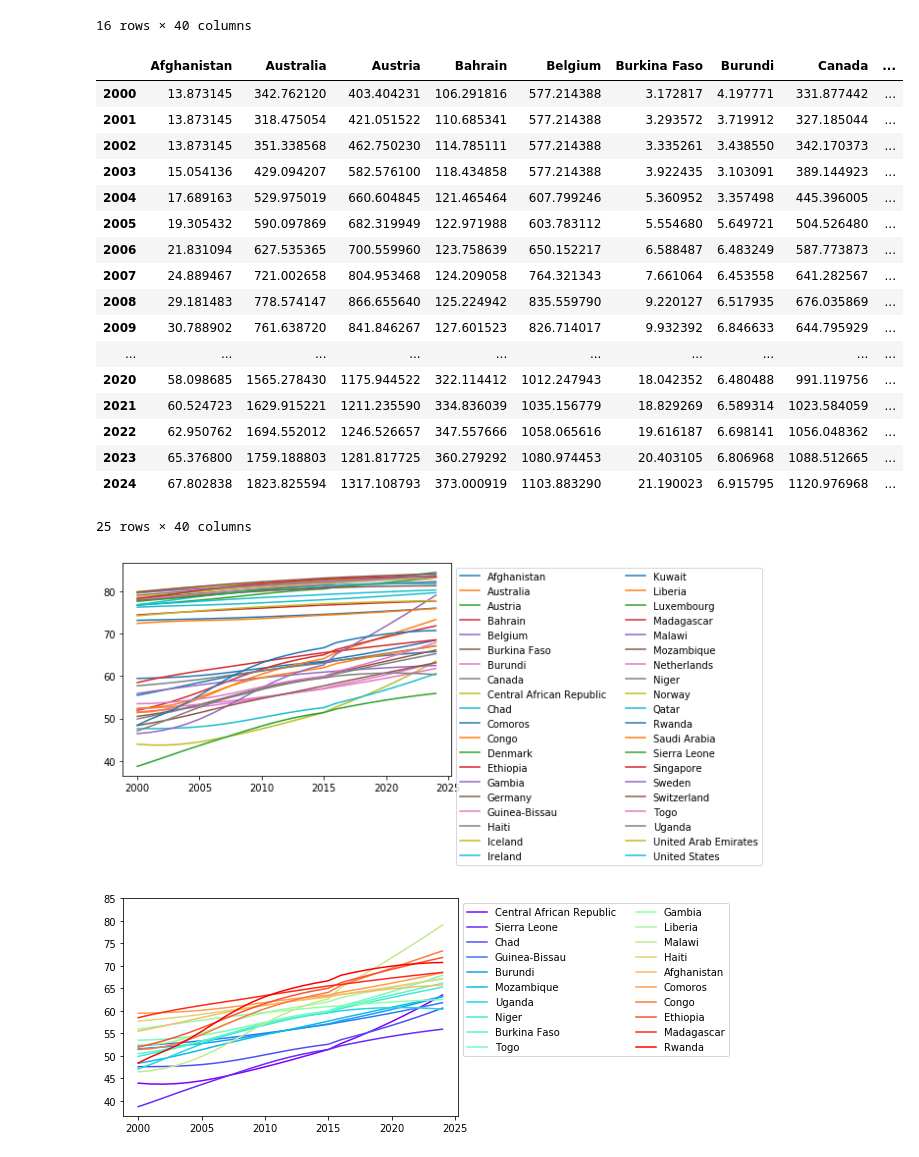
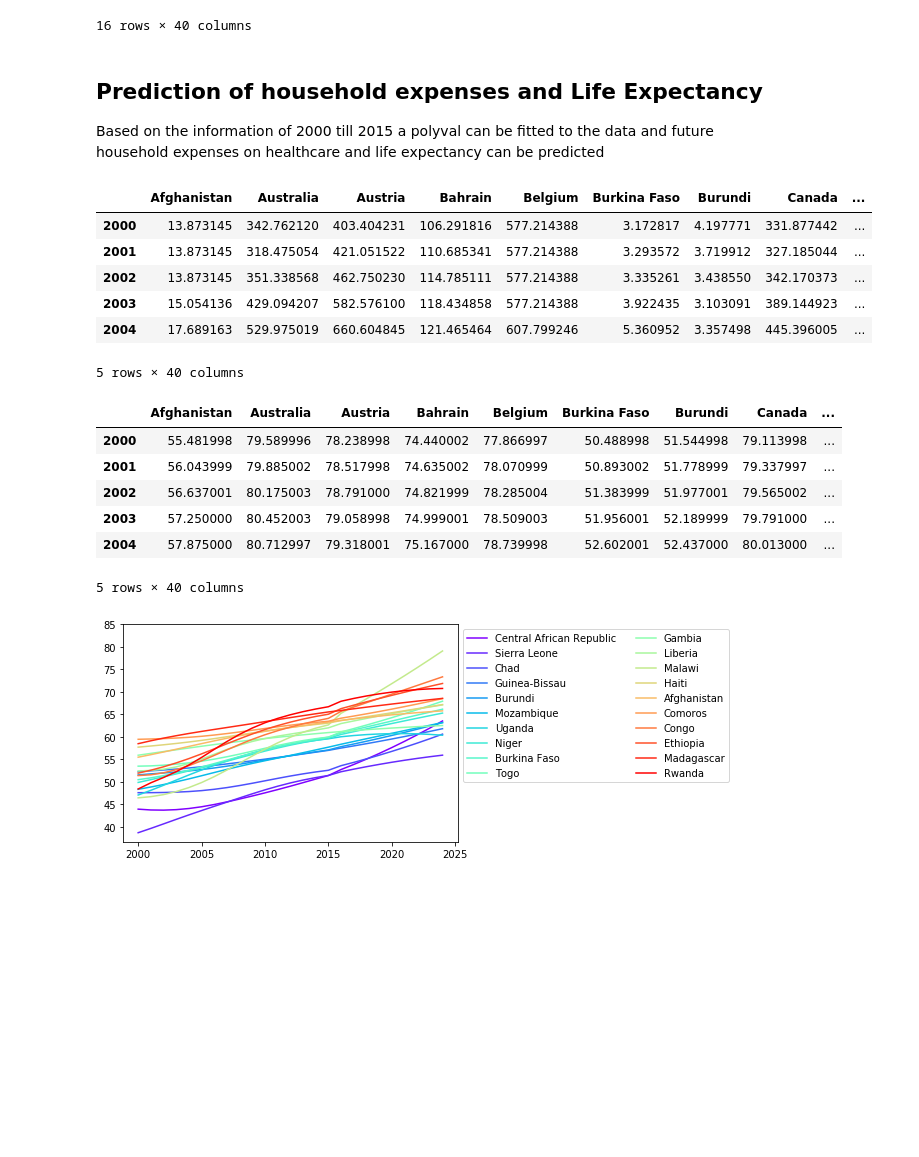
Before and after one commit to J-h-V/EPA1333FA, a Jupyter notebook: Group25.ipynb, the cells around one changed output. Cells and saved outputs as stored; diff of their text form; code cells hidden in the pictures; blank space fills up the shorter version.

```diff
--- a/Group25.ipynb
+++ b/Group25.ipynb
@@ -200,51 +200,43 @@ life_exp_data
 | 2014 | 62.895000 | 82.558998 | 81.250000 | 76.622002 | 80.792000 | 59.457001 | 56.688000 | 82.035004 | ... |
 | 2015 | 63.287998 | 82.725998 | 81.419998 | 76.761002 | 80.963997 | 59.926998 | 57.094002 | 82.206001 | ... |
 16 rows × 40 columns
+# %% [markdown]
+## Prediction of household expenses and Life Expectancy
+Based on the information of 2000 till 2015 a polyval can be fitted to the data and future household expenses on healthcare and life expectancy can be predicted
 # %%
 #Predicting the life expectancy based on the last 15 years.
 years = np.arange(2000,2016,1)
 HH_pred = pd.DataFrame()
 
 #Modify the data in order to withhold the prediction to crash
 household_pred_data = household_data
 household_pred_data.iloc[0]["Afghanistan"]=household_pred_data.iloc[2]["Afghanistan"]
 household_pred_data.iloc[1]["Afghanistan"]=household_pred_data.iloc[2]["Afghanistan"]
 household_pred_data.iloc[15]["Australia"]=household_pred_data.iloc[14]["Australia"]
 household_pred_data.iloc[0]["Belgium"]=household_pred_data.iloc[3]["Belgium"]
 household_pred_data.iloc[1]["Belgium"]=household_pred_data.iloc[3]["Belgium"]
 household_pred_data.iloc[2]["Belgium"]=household_pred_data.iloc[3]["Belgium"]
 
 for Country in household_data.columns:
     new_country = household_pred_data[Country]
     coeff_poly = np.polyfit(years, new_country,1)
     for i in np.arange(1,10,1):
         pred_HH = np.polyval(coeff_poly, years[-1]+i)
         new_country = new_country.append(pd.Series([pred_HH], index=[years[-1]+i], name=Country))
     HH_pred[Country]= new_country
 
 
-HH_pred
+HH_pred.head()
 #plt.legend(bbox_to_anchor=(1, 1), loc='upper left', ncol = 2)
 #plt.show()
 # %% [output]
 |  | Afghanistan | Australia | Austria | Bahrain | Belgium | Burkina Faso | Burundi | Canada | ... |
 | 2000 | 13.873145 | 342.762120 | 403.404231 | 106.291816 | 577.214388 | 3.172817 | 4.197771 | 331.877442 | ... |
 | 2001 | 13.873145 | 318.475054 | 421.051522 | 110.685341 | 577.214388 | 3.293572 | 3.719912 | 327.185044 | ... |
 | 2002 | 13.873145 | 351.338568 | 462.750230 | 114.785111 | 577.214388 | 3.335261 | 3.438550 | 342.170373 | ... |
 | 2003 | 15.054136 | 429.094207 | 582.576100 | 118.434858 | 577.214388 | 3.922435 | 3.103091 | 389.144923 | ... |
 | 2004 | 17.689163 | 529.975019 | 660.604845 | 121.465464 | 607.799246 | 5.360952 | 3.357498 | 445.396005 | ... |
-| 2005 | 19.305432 | 590.097869 | 682.319949 | 122.971988 | 603.783112 | 5.554680 | 5.649721 | 504.526480 | ... |
-| 2006 | 21.831094 | 627.535365 | 700.559960 | 123.758639 | 650.152217 | 6.588487 | 6.483249 | 587.773873 | ... |
-| 2007 | 24.889467 | 721.002658 | 804.953468 | 124.209058 | 764.321343 | 7.661064 | 6.453558 | 641.282567 | ... |
-| 2008 | 29.181483 | 778.574147 | 866.655640 | 125.224942 | 835.559790 | 9.220127 | 6.517935 | 676.035869 | ... |
-| 2009 | 30.788902 | 761.638720 | 841.846267 | 127.601523 | 826.714017 | 9.932392 | 6.846633 | 644.795929 | ... |
-| ... | ... | ... | ... | ... | ... | ... | ... | ... | ... |
-| 2020 | 58.098685 | 1565.278430 | 1175.944522 | 322.114412 | 1012.247943 | 18.042352 | 6.480488 | 991.119756 | ... |
-| 2021 | 60.524723 | 1629.915221 | 1211.235590 | 334.836039 | 1035.156779 | 18.829269 | 6.589314 | 1023.584059 | ... |
-| 2022 | 62.950762 | 1694.552012 | 1246.526657 | 347.557666 | 1058.065616 | 19.616187 | 6.698141 | 1056.048362 | ... |
-| 2023 | 65.376800 | 1759.188803 | 1281.817725 | 360.279292 | 1080.974453 | 20.403105 | 6.806968 | 1088.512665 | ... |
-| 2024 | 67.802838 | 1823.825594 | 1317.108793 | 373.000919 | 1103.883290 | 21.190023 | 6.915795 | 1120.976968 | ... |
-25 rows × 40 columns
+5 rows × 40 columns
 # %%
 #Predicting the life expectancy based on the last 15 years.
 years = np.arange(2000,2016,1)
@@ -258,14 +250,18 @@ for Country in life_exp_data.columns:
     LE_pred[Country]= new_country
 
 
-LE_pred.plot()
-plt.legend(bbox_to_anchor=(1, 1), loc='upper left', ncol = 2)
-plt.show()
+LE_pred.head()
 
 #LE_pred['Netherlands']
 #Nederland komt redelijk overeen met deze verwachting: https://www.statista.com/statistics/523696/netherlands-life-expectancy-at-birth-forecast-2015-2060/
 # %% [output]
-[figure, removed]
+|  | Afghanistan | Australia | Austria | Bahrain | Belgium | Burkina Faso | Burundi | Canada | ... |
+| 2000 | 55.481998 | 79.589996 | 78.238998 | 74.440002 | 77.866997 | 50.488998 | 51.544998 | 79.113998 | ... |
+| 2001 | 56.043999 | 79.885002 | 78.517998 | 74.635002 | 78.070999 | 50.893002 | 51.778999 | 79.337997 | ... |
+| 2002 | 56.637001 | 80.175003 | 78.791000 | 74.821999 | 78.285004 | 51.383999 | 51.977001 | 79.565002 | ... |
+| 2003 | 57.250000 | 80.452003 | 79.058998 | 74.999001 | 78.509003 | 51.956001 | 52.189999 | 79.791000 | ... |
+| 2004 | 57.875000 | 80.712997 | 79.318001 | 75.167000 | 78.739998 | 52.602001 | 52.437000 | 80.013000 | ... |
+5 rows × 40 columns
 # %%
 #See how the lowest half of the is predicted, since this is most interesting
 lowest_LE_pred = LE_pred.T[life_exp_data.T[2000]<70].T
```
Also changed, not shown: parts of 3 cells of this notebook.
